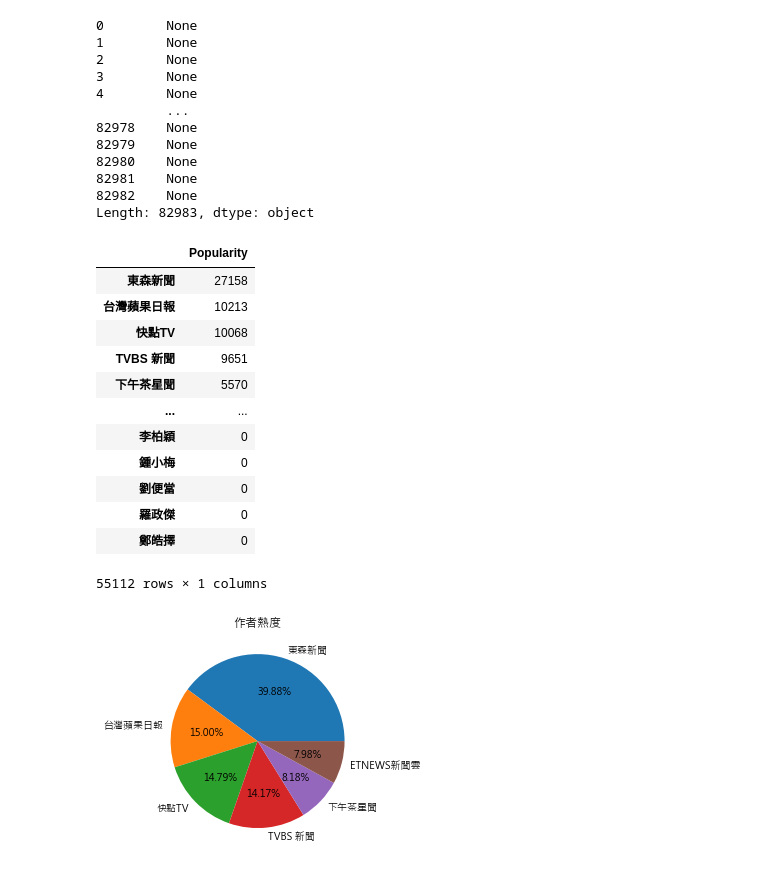
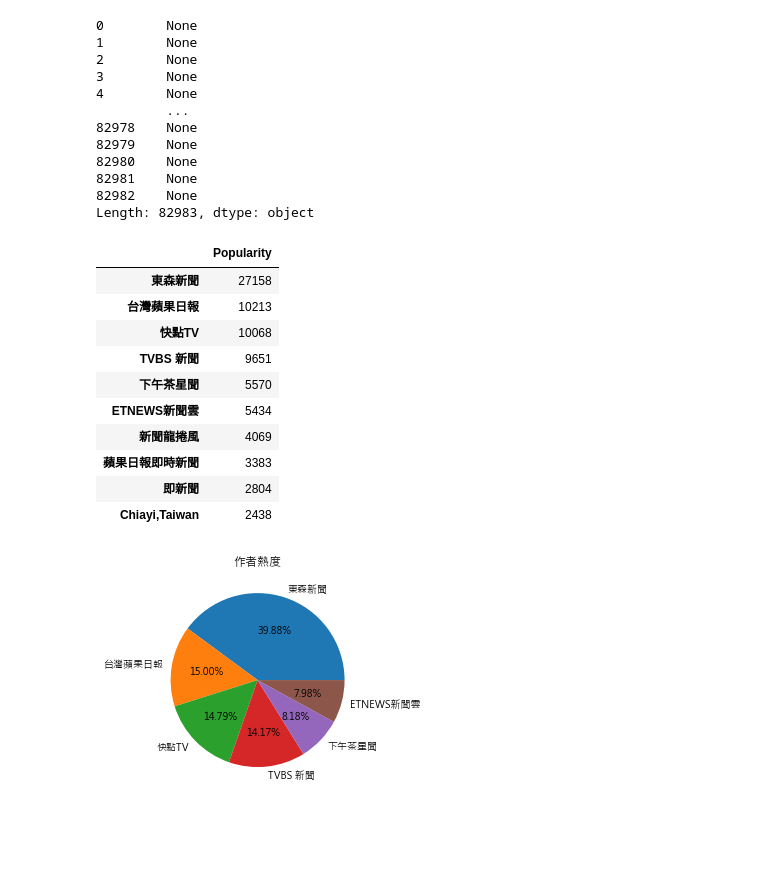
Before and after one commit to Terrywu0208/milktea_visualize, a Jupyter notebook: author_pie_chart.ipynb, the cells around one changed output. Cells and saved outputs as stored; diff of their text form; code cells hidden in the pictures; blank space fills up the shorter version.

```diff
--- a/author_pie_chart.ipynb
+++ b/author_pie_chart.ipynb
@@ -84,22 +84,20 @@ Length: 82983, dtype: object
 # %%
 #將dict轉變成dataframe 方便觀看和畫圖
 author_df = pd.DataFrame(author_dict,index=["Popularity"]).T
 author_df = author_df.sort_values(by=["Popularity"],ascending = False)
-author_df
+author_df.head(10)
 # %% [output]
 |  | Popularity |
 | 東森新聞 | 27158 |
 | 台灣蘋果日報 | 10213 |
 | 快點TV | 10068 |
 | TVBS 新聞 | 9651 |
 | 下午茶星聞 | 5570 |
-| ... | ... |
-| 李柏穎 | 0 |
-| 鍾小梅 | 0 |
-| 劉便當 | 0 |
-| 羅政傑 | 0 |
-| 鄭皓擇 | 0 |
+| ETNEWS新聞雲 | 5434 |
+| 新聞龍捲風 | 4069 |
+| 蘋果日報即時新聞 | 3383 |
+| 即新聞 | 2804 |
+| Chiayi,Taiwan | 2438 |
-55112 rows × 1 columns
 # %%
 #分析個平台熱門程度(以圓餅圖呈現)
 import matplotlib.pyplot as plt
```
Also changed, not shown: parts of 1 cell of this notebook, 4 other files.
